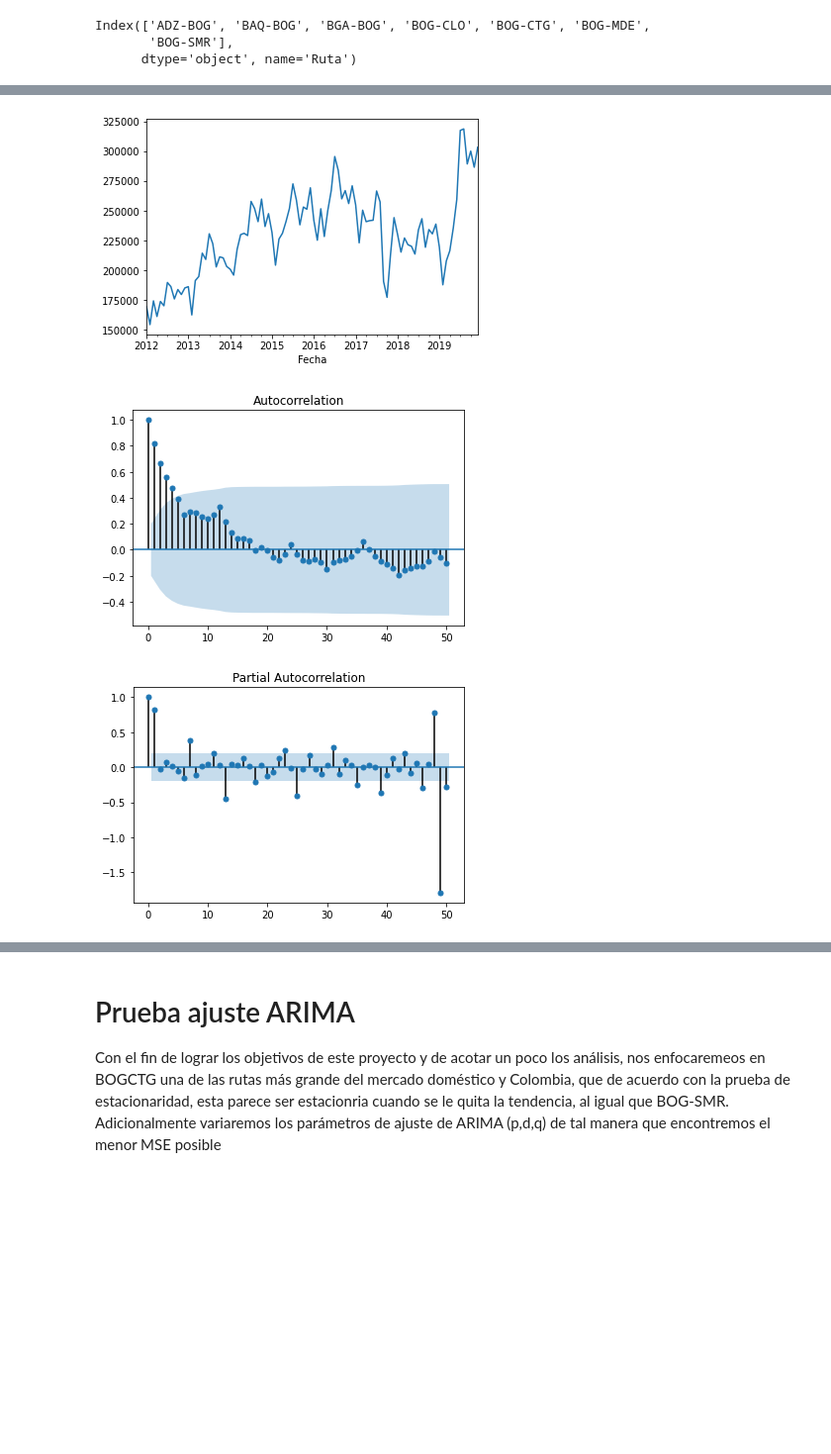
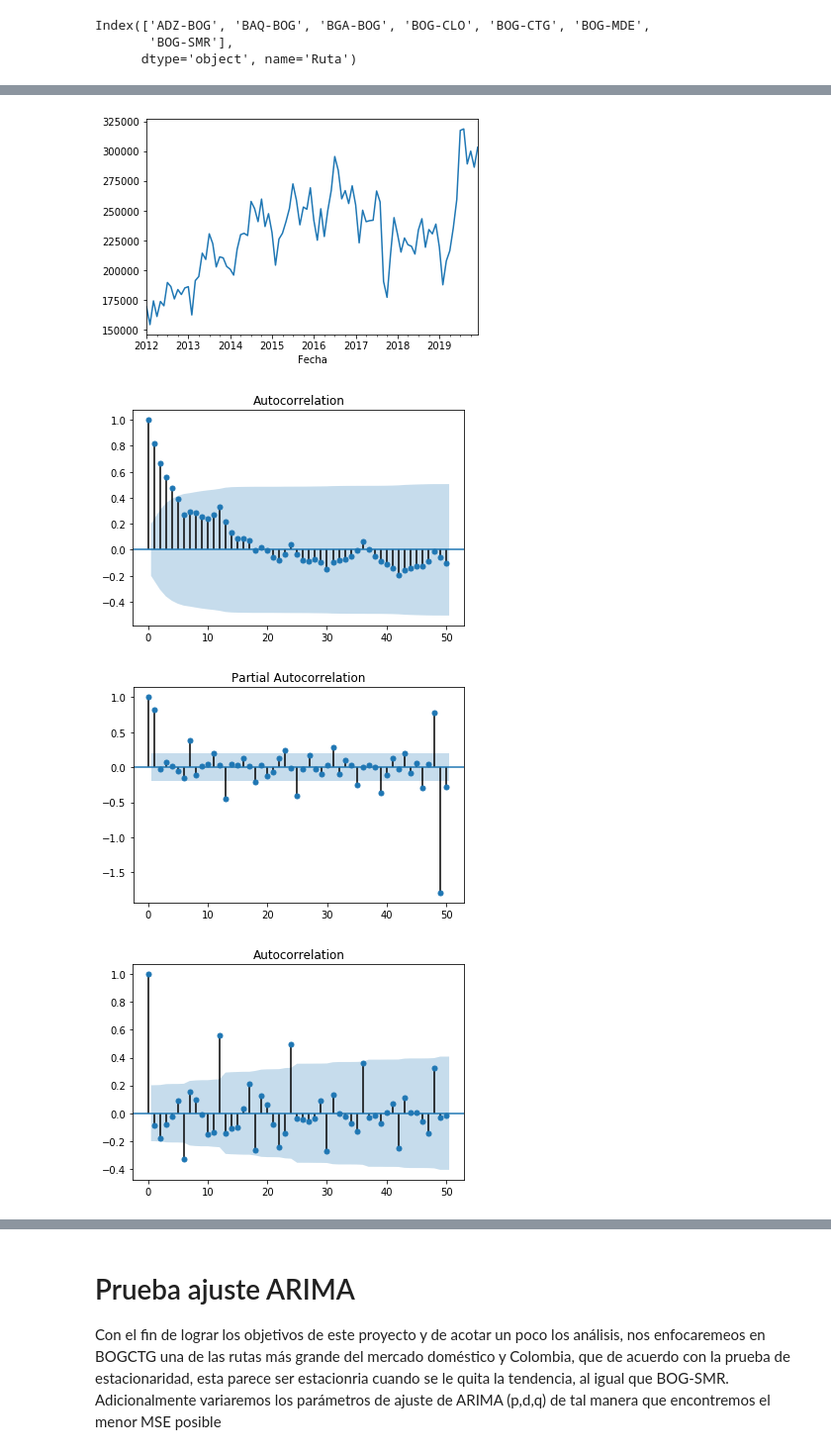
Before and after one commit to dcrojasa/EjerciciosModelosAvanzados1, a Jupyter notebook: Proyecto.ipynb, the cells around one changed output, grey strips where cells are left out. Shown at 99% size. Saved outputs shown, nothing was run; the diff lists cells and outputs as text; code cells hidden in the pictures; blank space fills up the shorter version.

```diff
--- a/Proyecto.ipynb
+++ b/Proyecto.ipynb
@@ -303,11 +312,14 @@ plot_pacf(df3['BGA-BOG'], lags=50);
 # %%
 df3['BOG-CLO'].plot()
 plot_acf(df3['BOG-CLO'], lags=50)
-plot_pacf(df3['BOG-CLO'], lags=50);
+plot_pacf(df3['BOG-CLO'], lags=50)
+# autocorrelación con una diferencia
+plot_acf(df3['BOG-CLO'].diff().iloc[1:], lags=50);
 # %% [output]
 [figure]
 [figure]
 [figure]
+[figure, added]
 # %%
 df3['BOG-CTG'].plot()
 plot_acf(df3['BOG-CTG'], lags=50)
```
Also changed, not shown: parts of 10 cells of this notebook.
